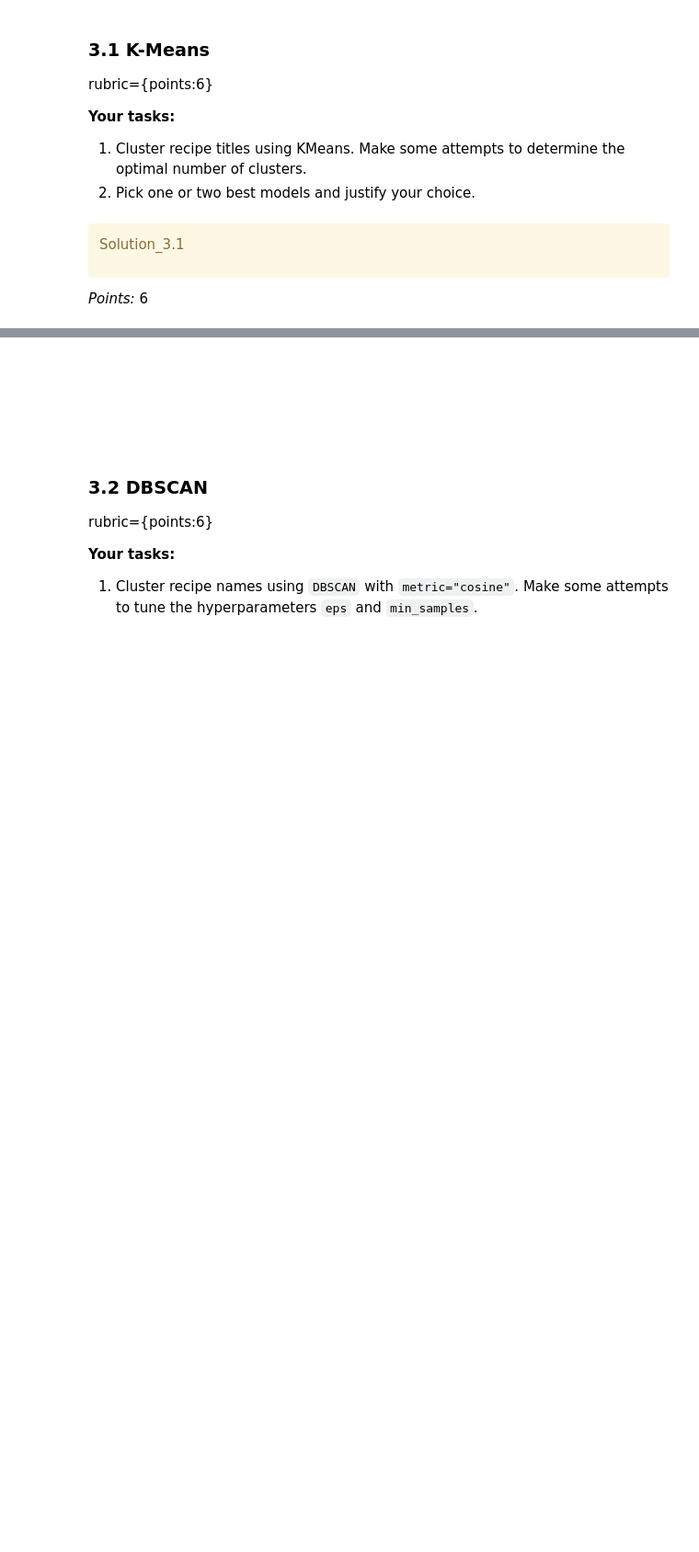
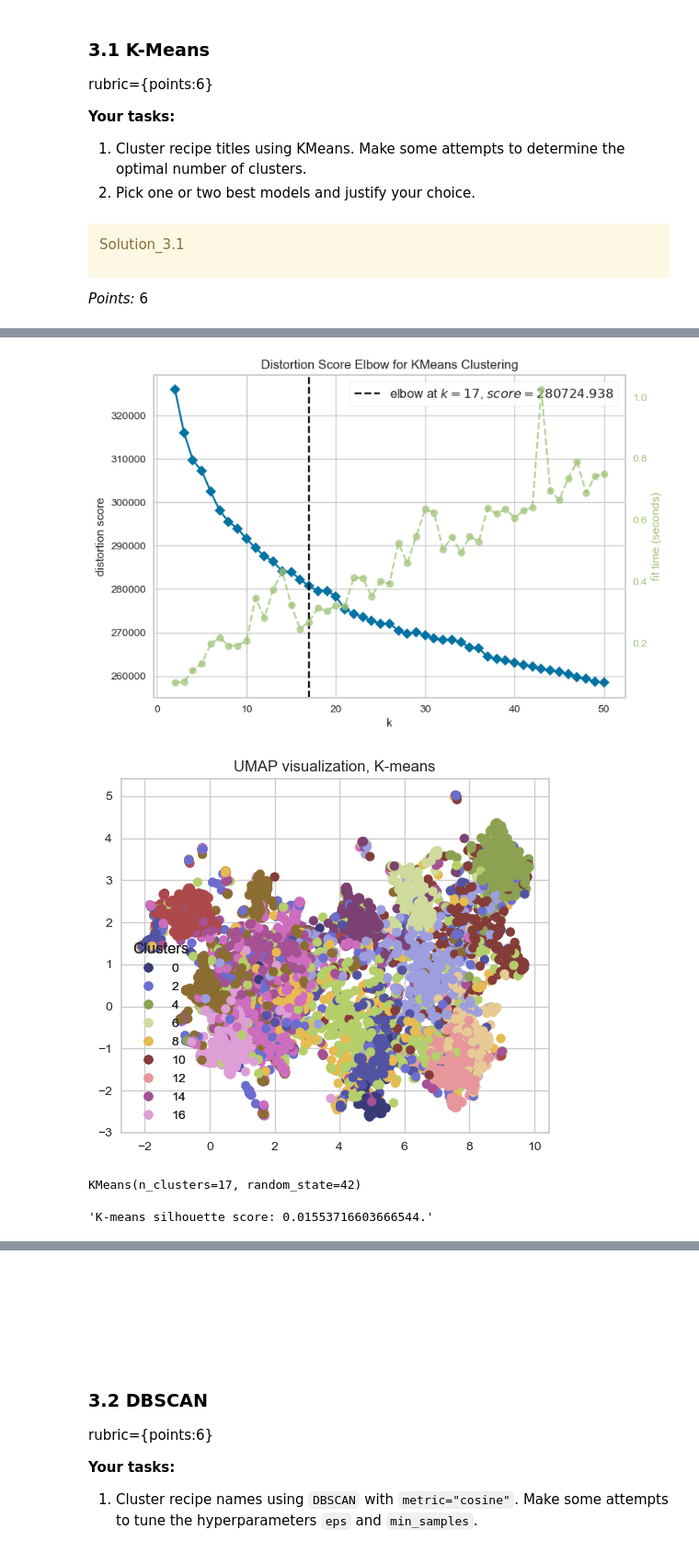
Before and after one commit to arthu-rguo/cpsc-330-hw6, a Jupyter notebook: hw6.ipynb, the cells around one changed output, grey strips where cells are left out. Shown at 92% size. Drawn from its saved outputs; the diff is of its cells as text; code cells hidden in the pictures; blank space fills up the shorter version.

```diff
--- a/hw6.ipynb
+++ b/hw6.ipynb
@@ -796,0 +799,28 @@ _Type your answer here, replacing this text._
+# %%
+from sklearn.metrics import silhouette_score
+
+def get_silhouette_score(x, labels):
+    if len(set(labels)) > 1: return silhouette_score(x, labels)
+    return -1
+
+def silhouette_scorer(estimator, x):
+    return get_silhouette_score(x, estimator.fit_predict(x))
+# %%
+from yellowbrick.cluster import kelbow_visualizer
+
+recipes_kmeans_kelbow = kelbow_visualizer(KMeans(random_state=42), embeddings, k=50)
+recipes_kmeans_best_k = recipes_kmeans_kelbow.elbow_value_
+
+recipes_kmeans_kelbow.show()
+
+recipes_kmeans = KMeans(n_clusters=recipes_kmeans_best_k, random_state=42)
+recipes_kmeans_labels = recipes_kmeans.fit_predict(embeddings)
+recipes_kmeans_silhouette = get_silhouette_score(embeddings, recipes_kmeans_labels)
+
+plot_umap_clusters(embeddings, recipes_kmeans_labels, title="UMAP visualization, K-means")
+display(recipes_kmeans, f"K-means silhouette score: {recipes_kmeans_silhouette}.")
+# %% [output]
+[figure, added]
+[figure, added]
+KMeans(n_clusters=17, random_state=42)
+'K-means silhouette score: 0.01553716603666544.'
```
Also changed, not shown: parts of 18 cells of this notebook.
